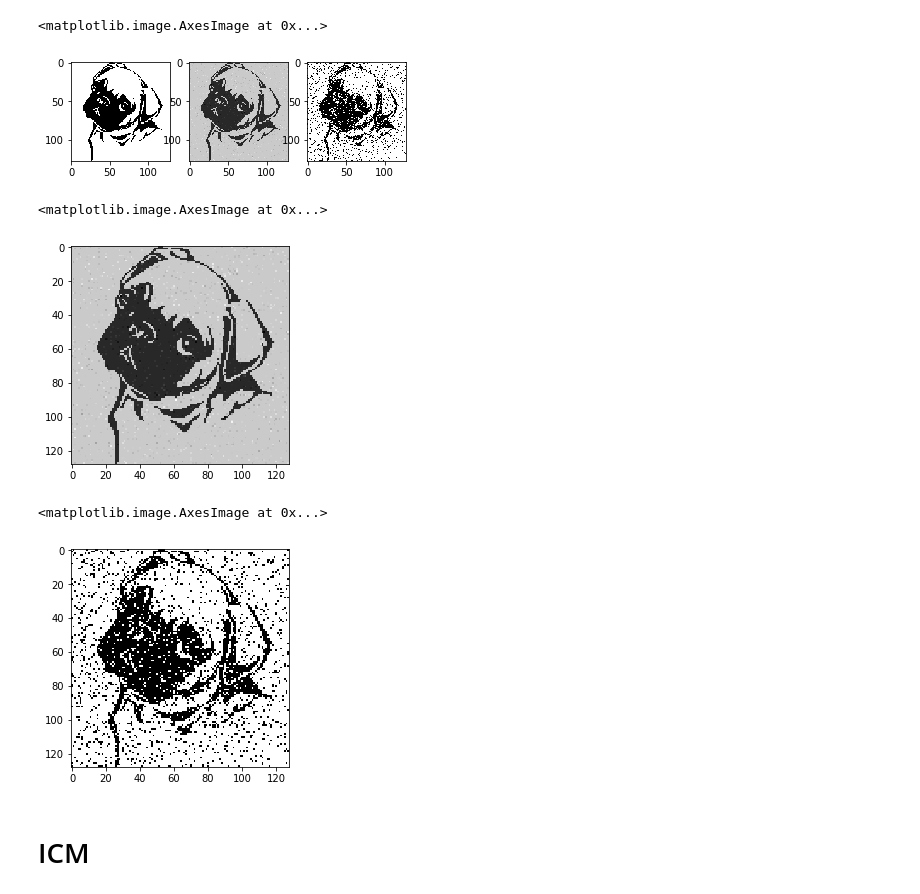
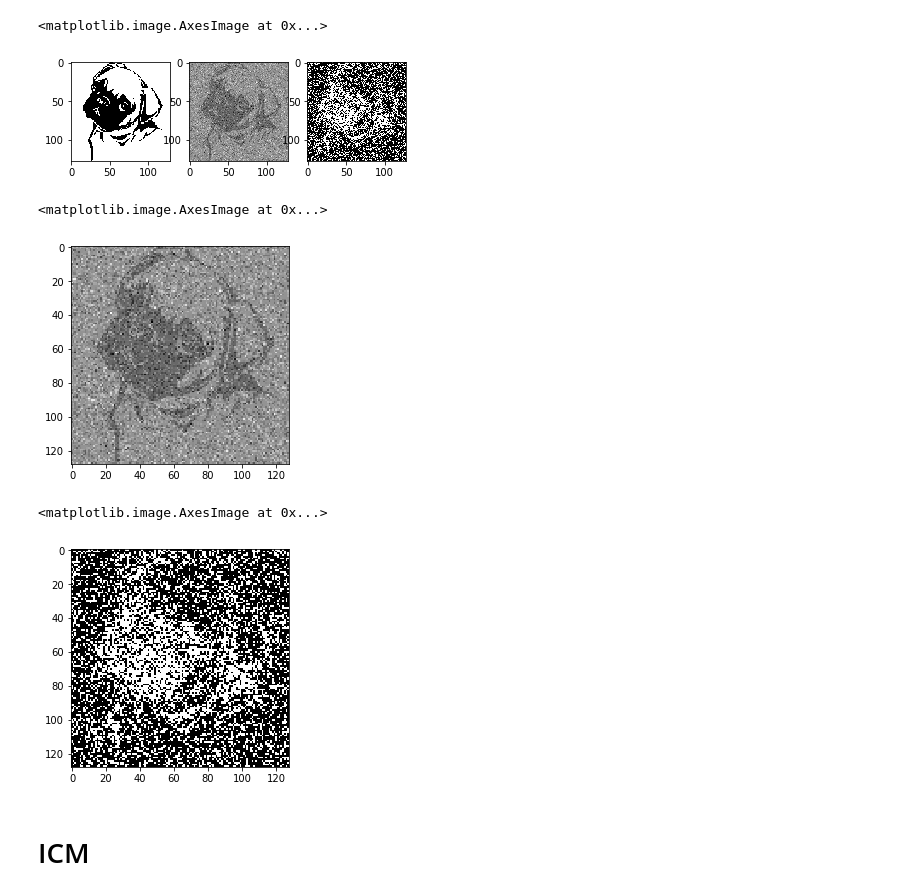
Before and after one commit to JasonMts/Bayesian_Methods_For_Image_Processing, a Jupyter notebook: cw2.ipynb, the cells around one changed output. Drawn from its saved outputs; the diff is of its cells as text; code cells hidden in the pictures.

```diff
--- a/cw2.ipynb
+++ b/cw2.ipynb
@@ -9,36 +9,36 @@ def add_gaussian_noise(im,prop,varSigma):
     N = int(np.round(np.prod(im.shape)*prop))
     index = np.unravel_index(np.random.permutation(np.prod(im.shape))[1:N],im.shape)
     e = varSigma*np.random.randn(np.prod(im.shape)).reshape(im.shape)
     im2 = np.copy(im).astype('float')
     im2[index] += e[index]
     return im2
 
 def add_saltnpeppar_noise(im,prop):
     N = int(np.round(np.prod(im.shape)*prop))
     index = np.unravel_index(np.random.permutation(np.prod(im.shape))[1:N],im.shape)
     im2 = np.copy(im)
     im2[index] = 1-im2[index]
     return im2
 
 # proportion of pixels to alter
-prop = 0.1
-varSigma = 0.1
+prop = 0.7
+varSigma = 0.7
 im = imageio.imread('pug2.png')
 im = im/255
 
 fig = plt.figure()
 ax = fig.add_subplot(131)
 ax.imshow(im,cmap='gray')
 im2 = add_gaussian_noise(im,prop,varSigma)
 ax2 = fig.add_subplot(132)
 ax2.imshow(im2,cmap='gray')
 
 im3 = add_saltnpeppar_noise(im,prop)
 ax3 = fig.add_subplot(133)
 ax3.imshow(im3,cmap='gray')
 # %% [output]
 <matplotlib.image.AxesImage at 0x...>
-[figure, old version]
+[figure, new version]
 # %%
 #gaussian noise image
 
@@ -47,7 +47,7 @@ ax3 = fig.add_subplot(111)
 ax3.imshow(im2,cmap='gray')
 # %% [output]
 <matplotlib.image.AxesImage at 0x...>
-[figure, old version]
+[figure, new version]
 # %%
 #salt and pepper image
 
@@ -56,7 +56,7 @@ ax3 = fig.add_subplot(111)
 ax3.imshow(im3,cmap='gray')
 # %% [output]
 <matplotlib.image.AxesImage at 0x...>
-[figure, old version]
+[figure, new version]
 # %%
 
 def neighbours(i,j,M,N,size=8):
```
Also changed, not shown: parts of 9 cells of this notebook.
